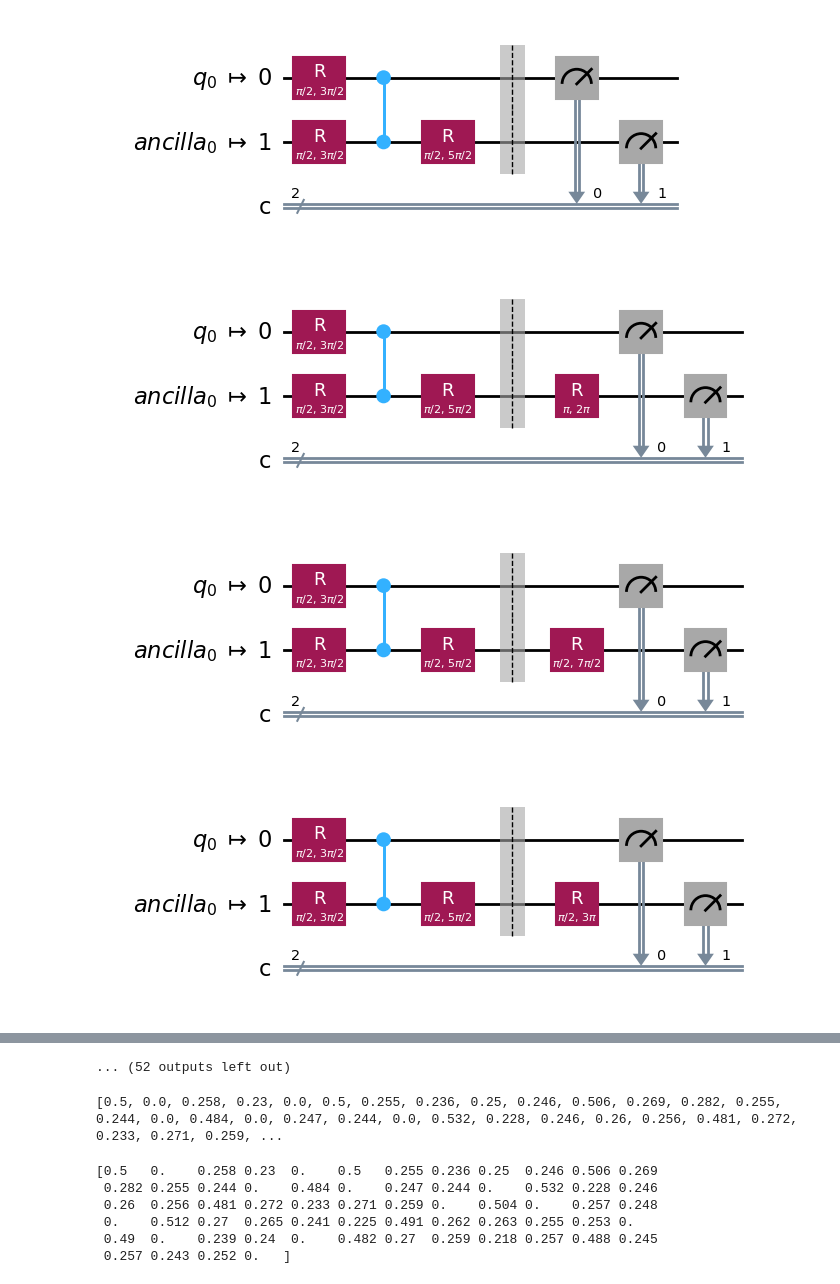
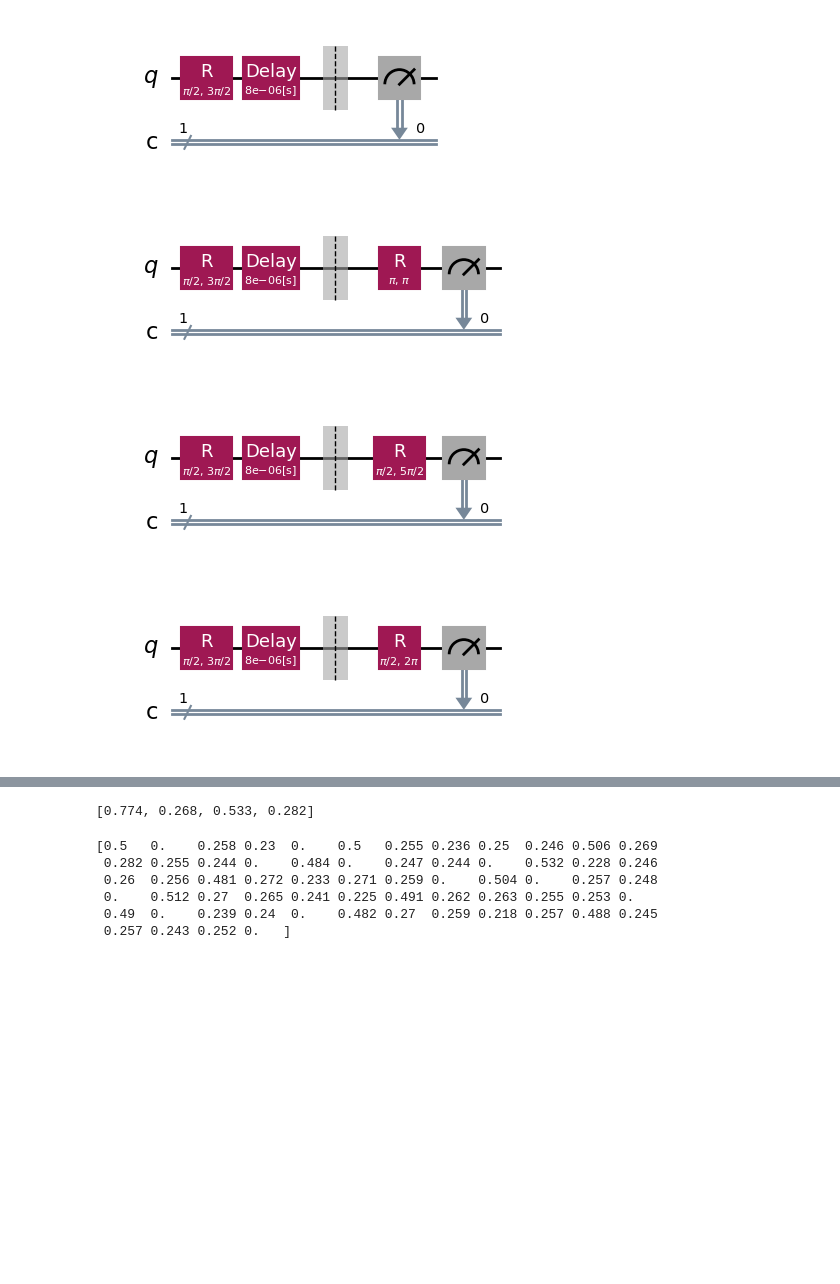
Before and after one commit to ziomek681/LindbladianLearningQubit, a Jupyter notebook: QSTOdra.ipynb, the cells around one changed output, grey strips where cells are left out. Saved outputs shown, nothing was run; the diff lists cells and outputs as text; code cells hidden in the pictures; blank space fills up the shorter version.

```diff
--- a/QSTOdra.ipynb
+++ b/QSTOdra.ipynb
@@ -23,7 +23,7 @@ g = [g0, g1, g2, g3]
 #Rozszerzenie bazy na N qubitow
 from itertools import product
 
-N = 2  # liczba qubitow
+N = 1  # liczba qubitow
 
 b_big = []              # pełne wektory N-qubitowe
 g_big = []              # pelne macierze N-qubitowe
@@ -214,7 +207,8 @@ genQST(qc4, circuits, circuits_untranspiled)
 # %%
 printcircuits(circuits)
+printcircuits(circuits_untranspiled)
 # %% [output]
-[figure, old version]
+[figure, new version]
-[figure, old version]
+[figure, new version]
-[figure, old version]
+[figure, new version]
-[figure, old version]
+[figure, new version]
@@ -229,4 +219,3 @@ printcircuits(circuits)
-... (52 outputs left out)
 # %%
 # Wykonanie obwodow
 # Czasy:
@@ -234,7 +223,7 @@ printcircuits(circuits)
 # 1 qubit 10000 - 17s
 # 2 qubity 1000 - 7s
 
-#job = backend.run(circuits, shots=1000)  # lista obwodów
+job = backend.run(circuits, shots=1000)  # lista obwodów
 result = job.result()
 
 # Zaladowanie wynikow
@@ -277,6 +266,9 @@ filename1 = f"{number}_circuits_{len(circuits)}.qpy"
 filename2 = f"{number}_circuitsraw_{len(circuits_untranspiled)}.qpy"
 filename3 = f"{number}_counts_{len(circuits)}.json"
 
+prepcircuitstosave(circuits)
+prepcircuitstosave(circuits_untranspiled)
+
 with open(folder / filename1, "wb") as f:
     qpy.dump(circuits, f)
 with open(folder / filename2, "wb") as f:
@@ -286,7 +278,7 @@ all_counts = [result.get_counts(i) for i in range(len(circuits))]
 with open(folder / filename3, "w") as f:
     json.dump(all_counts, f, indent=2)
 # %% [output]
-[0.5, 0.0, 0.258, 0.23, 0.0, 0.5, 0.255, 0.236, 0.25, 0.246, 0.506, 0.269, 0.282, 0.255, 0.244, 0.0, 0.484, 0.0, 0.247, 0.244, 0.0, 0.532, 0.228, 0.246, 0.26, 0.256, 0.481, 0.272, 0.233, 0.271, 0.259, ...
+[0.774, 0.268, 0.533, 0.282]
 # %%
 #Odczyt z plikow
 import glob
```
Also changed, not shown: parts of 6 cells of this notebook, 3 other files.
